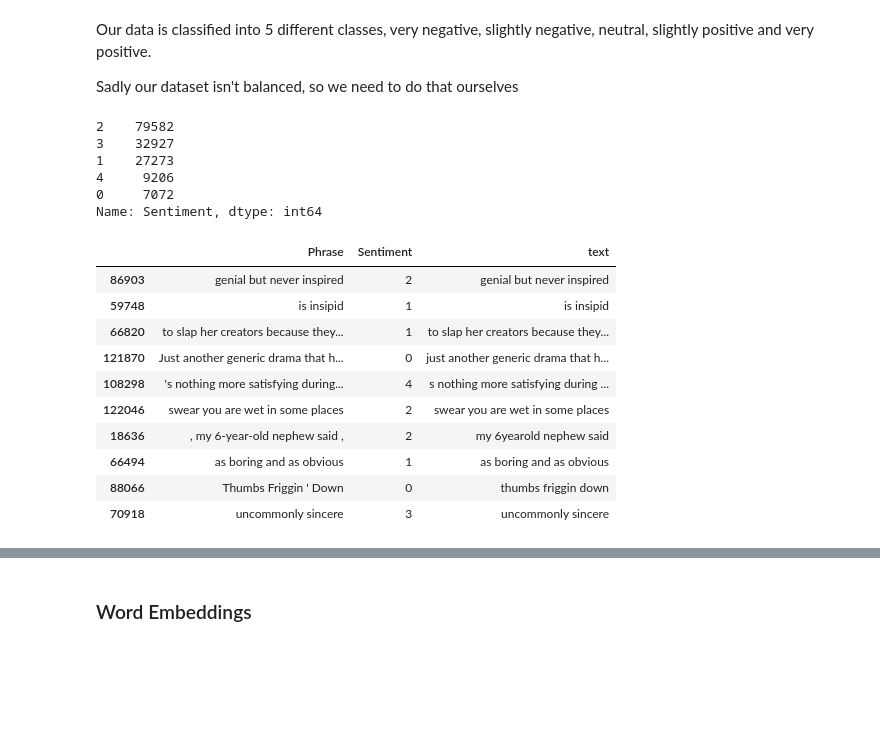
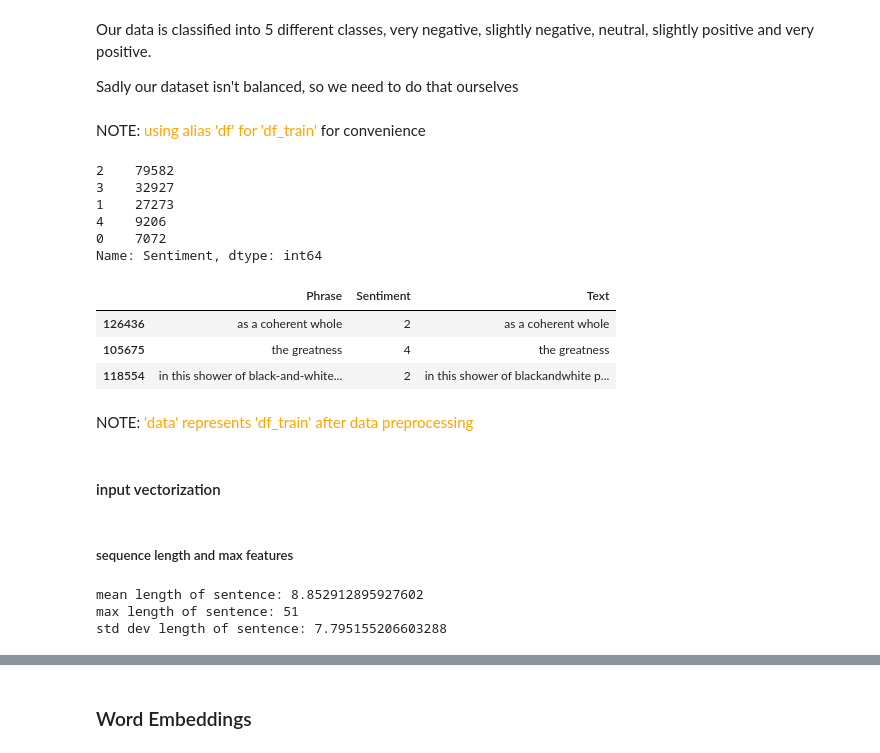
Before and after one commit to j-dhall/ml, a Jupyter notebook: notebooks/Convolutional Neural Networks for Sentence Classification - Yoon Kim - NYU - 2014.ipynb, the cells around one changed output, grey strips where cells are left out. Saved outputs shown, nothing was run; the diff lists cells and outputs as text; code cells hidden in the pictures; blank space fills up the shorter version.

```diff
--- a/notebooks/Convolutional Neural Networks for Sentence Classification - Yoon Kim - NYU - 2014.ipynb
+++ b/notebooks/Convolutional Neural Networks for Sentence Classification - Yoon Kim - NYU - 2014.ipynb
@@ -28,3 +36,0 @@ df.head(3)
-# %%
-df = df[['Phrase', 'Sentiment']]
-df.head(3)
@@ -35,0 +39,6 @@ df.head(3)
+# %%
+pd.set_option('display.max_colwidth', -1)
+df_train = pd.read_csv(data_file_train, delimiter='\t')
+df_test = pd.read_csv(data_file_test, delimiter='\t')
+print('***Training Set:***\n', df_train.head(1))
+print('***Testing Set:***\n', df_test.head(1))
@@ -36,16 +61,31 @@ df.head(3)
 # %% [markdown]
 #### cleaning the data
 # %%
+#drop unwanted columns
+def retain_cols(df, cols):
+    df = df[cols]
+    return df
+
 #Turn url's into url, remove anything that's not alphanumeric or a space.
 #Then lowercase what's left.
 def clean_str(in_str):
     in_str = str(in_str)
     # replace urls with 'url'
-    in_str = re.sub(r"(https?:\/\/(?:www\.|(?!www))[a-zA-Z0-9][a-zA-Z0-9-]+[a-zA-Z0-9]\.[^\s]{2,}|www\.[a-zA-Z0-9][a-zA-Z0-9-]+[a-zA-Z0-9]\.[^\s]{2,}|https?:\/\/(?:www\.|(?!www))[a-zA-Z0-9]\.[^\s]{2,}|www\.[a-zA-Z0-9]\.[^\s]{2,})", "url", in_str)
+    in_str = re.sub(r"(https?:\/\/(?:www\.|(?!www))[a-zA-Z0-9]\
+    [a-zA-Z0-9-]+[a-zA-Z0-9]\.[^\s]{2,}|www\.[a-zA-Z0-9]\
+    [a-zA-Z0-9-]+[a-zA-Z0-9]\.[^\s]{2,}\
+    |https?:\/\/(?:www\.|(?!www))[a-zA-Z0-9]\
+    \.[^\s]{2,}|www\.[a-zA-Z0-9]\.[^\s]{2,})",\
+                    "url", in_str)
     in_str = re.sub(r'([^\s\w]|_)+', '', in_str)
     return in_str.strip().lower()
 
+#clean the data
+def clean_data(df, cols):
+    df = retain_cols(df, cols)
+    df['Text'] = df['Phrase'].apply(clean_str)
+    return df
 
-df['text'] = df['Phrase'].apply(clean_str)
-df.head(3)
+df_train = clean_data(df_train, ['Phrase', 'Sentiment'])
+df_test = clean_data(df_test, ['Phrase'])
 # %% [output]
@@ -59,6 +99,10 @@ df.head(3)
 Our data is classified into 5 different classes, very negative, slightly negative, neutral, slightly positive and very positive.
 
 Sadly our dataset isn't balanced, so we need to do that ourselves
+# %% [markdown]
+NOTE: <font color='orange'>using alias 'df' for 'df_train'</font> for convenience
+# %%
+df = df_train
 # %%
 df.Sentiment.value_counts()
 # %% [output]
@@ -77,22 +121,30 @@ df_4 = df[df['Sentiment'] == 4].sample(frac=1)
 # %%
 # we want a balanced set for training against - there are 7072 `0` examples
 sample_size = 7072
 
 data = pd.concat([df_0.head(sample_size),\
                   df_1.head(sample_size),\
                   df_2.head(sample_size),\
                   df_3.head(sample_size),\
                   df_4.head(sample_size)]).sample(frac=1)
-data.head(10)
+data.head(3)
 # %% [output]
-|  | Phrase | Sentiment | text |
-| 86903 | genial but never inspired | 2 | genial but never inspired |
-| 59748 | is insipid | 1 | is insipid |
-| 66820 | to slap her creators because they... | 1 | to slap her creators because they... |
-| 121870 | Just another generic drama that h... | 0 | just another generic drama that h... |
-| 108298 | 's nothing more satisfying during... | 4 | s nothing more satisfying during ... |
-| 122046 | swear you are wet in some places | 2 | swear you are wet in some places |
-| 18636 | , my 6-year-old nephew said , | 2 | my 6yearold nephew said |
-| 66494 | as boring and as obvious | 1 | as boring and as obvious |
-| 88066 | Thumbs Friggin ' Down | 0 | thumbs friggin down |
-| 70918 | uncommonly sincere | 3 | uncommonly sincere |
+|  | Phrase | Sentiment | Text |
+| 126436 | as a coherent whole | 2 | as a coherent whole |
+| 105675 | the greatness | 4 | the greatness |
+| 118554 | in this shower of black-and-white... | 2 | in this shower of blackandwhite p... |
+# %% [markdown]
+NOTE: <font color='orange'>'data' represents 'df_train' after data preprocessing</font>
+# %% [markdown]
+#### input vectorization
+# %% [markdown]
+##### sequence length and max features
+# %%
+data['l'] = data['Text'].apply(lambda x: len(str(x).split(' ')))
+print("mean length of sentence: " + str(data.l.mean()))
+print("max length of sentence: " + str(data.l.max()))
+print("std dev length of sentence: " + str(data.l.std()))
+# %% [output]
+mean length of sentence: 8.852912895927602
+max length of sentence: 51
+std dev length of sentence: 7.795155206603288
```
Also changed, not shown: parts of 52 cells of this notebook.
